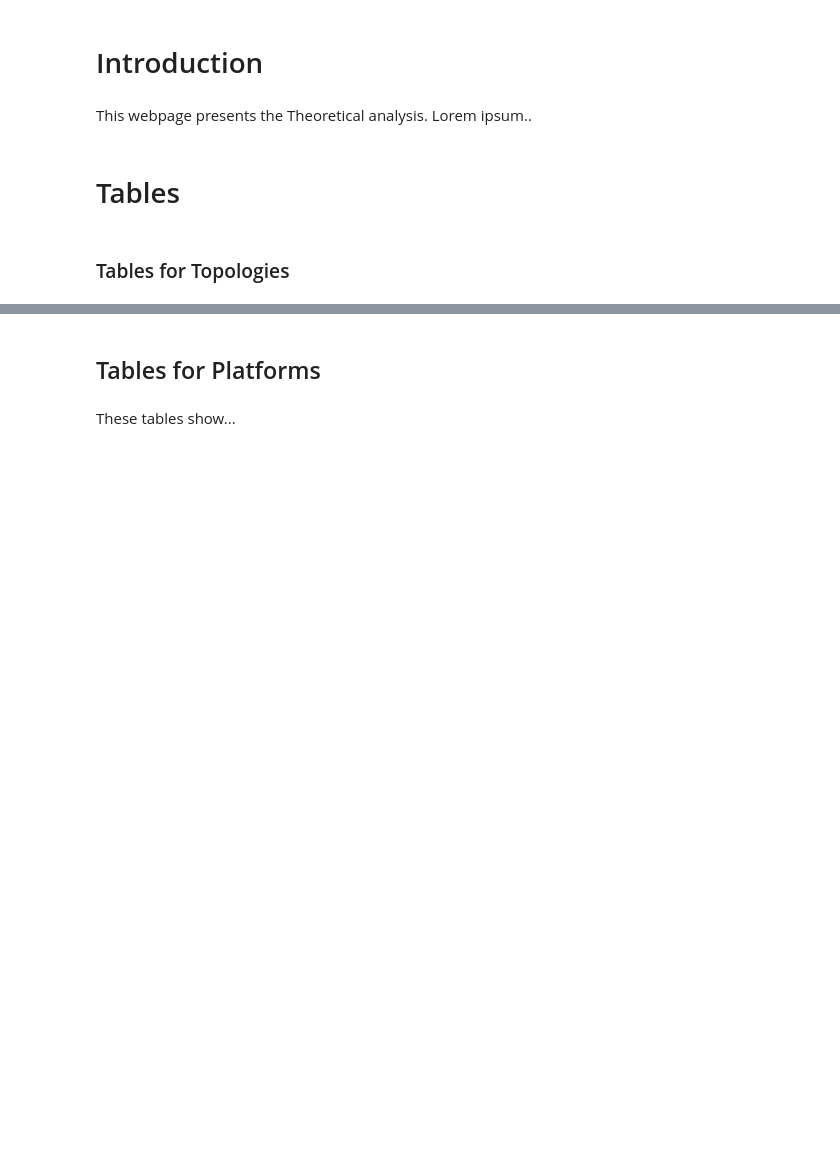
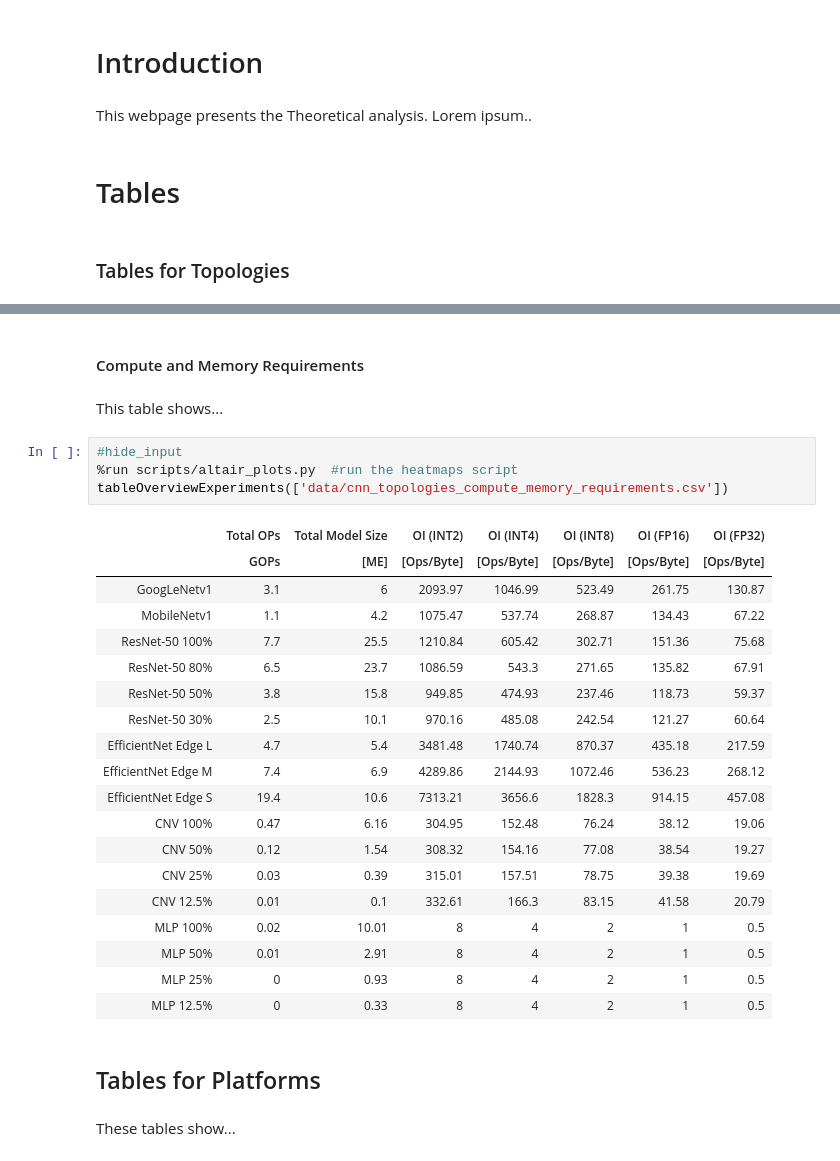
Before and after one commit to RCL-lab/QutibenchWeb, a Jupyter notebook: _notebooks/2020-04-02-Theoretical_Analysis.ipynb, the cells around one changed output, grey strips where cells are left out. Cells and saved outputs as stored; diff of their text form; blank space fills up the shorter version.

Commit message:
update on Theoretical Analysis
All needed tables are present

```diff
--- a/_notebooks/2020-04-02-Theoretical_Analysis.ipynb
+++ b/_notebooks/2020-04-02-Theoretical_Analysis.ipynb
@@ -26,3 +52,31 @@ These tables show...
+# %% [markdown]
+#### Compute and Memory Requirements
+# %% [markdown]
+This table shows...
+# %%
+#hide_input
+%run scripts/altair_plots.py  #run the heatmaps script
+tableOverviewExperiments(['data/cnn_topologies_compute_memory_requirements.csv'])
+# %% [output]
+|  | Total OPs | Total Model Size | OI (INT2) | OI (INT4) | OI (INT8) | OI (FP16) | OI (FP32) |
+|  | GOPs | [ME] | [Ops/Byte] | [Ops/Byte] | [Ops/Byte] | [Ops/Byte] | [Ops/Byte] |
+| GoogLeNetv1 | 3.1 | 6 | 2093.97 | 1046.99 | 523.49 | 261.75 | 130.87 |
+| MobileNetv1 | 1.1 | 4.2 | 1075.47 | 537.74 | 268.87 | 134.43 | 67.22 |
+| ResNet-50 100% | 7.7 | 25.5 | 1210.84 | 605.42 | 302.71 | 151.36 | 75.68 |
+| ResNet-50 80% | 6.5 | 23.7 | 1086.59 | 543.3 | 271.65 | 135.82 | 67.91 |
+| ResNet-50 50% | 3.8 | 15.8 | 949.85 | 474.93 | 237.46 | 118.73 | 59.37 |
+| ResNet-50 30% | 2.5 | 10.1 | 970.16 | 485.08 | 242.54 | 121.27 | 60.64 |
+| EfficientNet Edge L | 4.7 | 5.4 | 3481.48 | 1740.74 | 870.37 | 435.18 | 217.59 |
+| EfficientNet Edge M | 7.4 | 6.9 | 4289.86 | 2144.93 | 1072.46 | 536.23 | 268.12 |
+| EfficientNet Edge S | 19.4 | 10.6 | 7313.21 | 3656.6 | 1828.3 | 914.15 | 457.08 |
+| CNV 100% | 0.47 | 6.16 | 304.95 | 152.48 | 76.24 | 38.12 | 19.06 |
+| CNV 50% | 0.12 | 1.54 | 308.32 | 154.16 | 77.08 | 38.54 | 19.27 |
+| CNV 25% | 0.03 | 0.39 | 315.01 | 157.51 | 78.75 | 39.38 | 19.69 |
+| CNV 12.5% | 0.01 | 0.1 | 332.61 | 166.3 | 83.15 | 41.58 | 20.79 |
+| MLP 100% | 0.02 | 10.01 | 8 | 4 | 2 | 1 | 0.5 |
+| MLP 50% | 0.01 | 2.91 | 8 | 4 | 2 | 1 | 0.5 |
+| MLP 25% | 0 | 0.93 | 8 | 4 | 2 | 1 | 0.5 |
+| MLP 12.5% | 0 | 0.33 | 8 | 4 | 2 | 1 | 0.5 |
 # %% [markdown]
 ## Tables for Platforms
 # %% [markdown]
```
Also changed, not shown: parts of 6 cells of this notebook.
